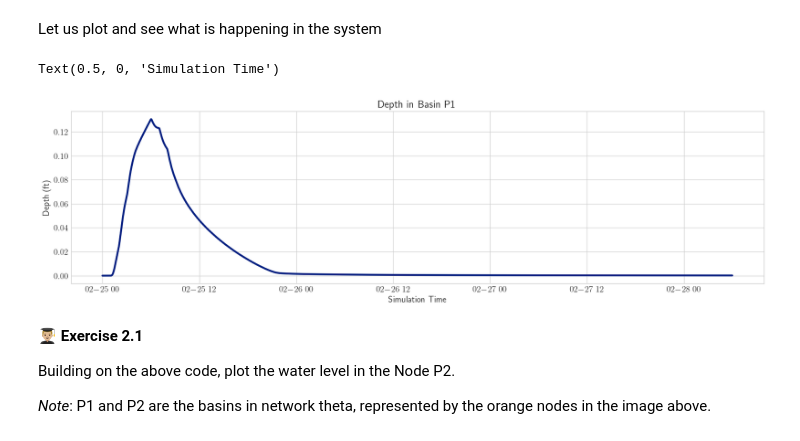
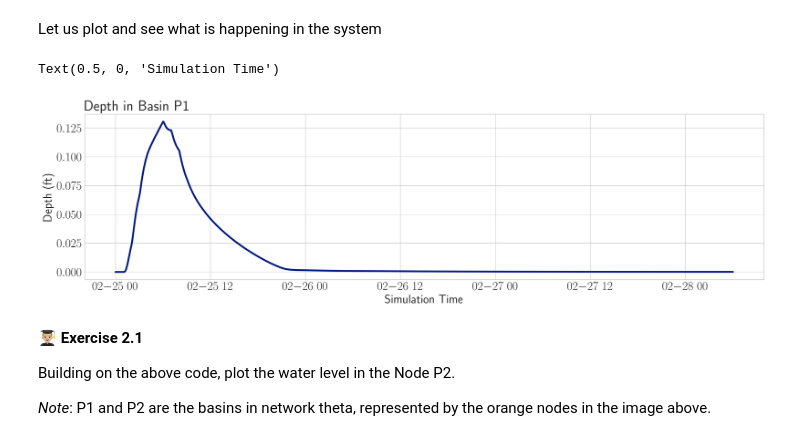
Before and after one commit to abhiramm7/ewri2023_DigitalWater101, a Jupyter notebook: Chapter_1_Simulation_Sandbox.ipynb, the cells around one changed output. Cells and saved outputs as stored; diff of their text form; code cells hidden in the pictures.

```diff
--- a/Chapter_1_Simulation_Sandbox.ipynb
+++ b/Chapter_1_Simulation_Sandbox.ipynb
@@ -21,7 +21,7 @@ import pystorms
 import matplotlib.pyplot as plt
 # %%
 # RC parms for pretty plots 💁🏽
-plt.rcParams.update({'font.size': 14, "text.usetex": True})
+plt.rcParams.update({'font.size': 20})
 plt.style.use('seaborn-v0_8-whitegrid')
 plt.style.use('seaborn-v0_8-dark-palette')
 # %% [markdown]
@@ -129,14 +133,14 @@ with pyswmm.Simulation(inputfile=input_file) as sim:
 # %% [markdown]
 Let us plot and see what is happening in the system
 # %%
-plt.figure(figsize=(20, 5), dpi=100)
+plt.figure(figsize=(20, 5), dpi=200)
 plt.plot(simulation_time, depth, linewidth=3.0)
-plt.title("Depth in Basin P1")
+plt.title("Depth in Basin P1", loc='left')
 plt.ylabel("Depth (ft)")
 plt.xlabel("Simulation Time")
 # %% [output]
 Text(0.5, 0, 'Simulation Time')
-[figure, old version]
+[figure, new version]
 # %% [markdown]
 👨🏼‍🎓 **Exercise 2.1**
 
```
Also changed, not shown: parts of 11 cells of this notebook, 1 other file.
